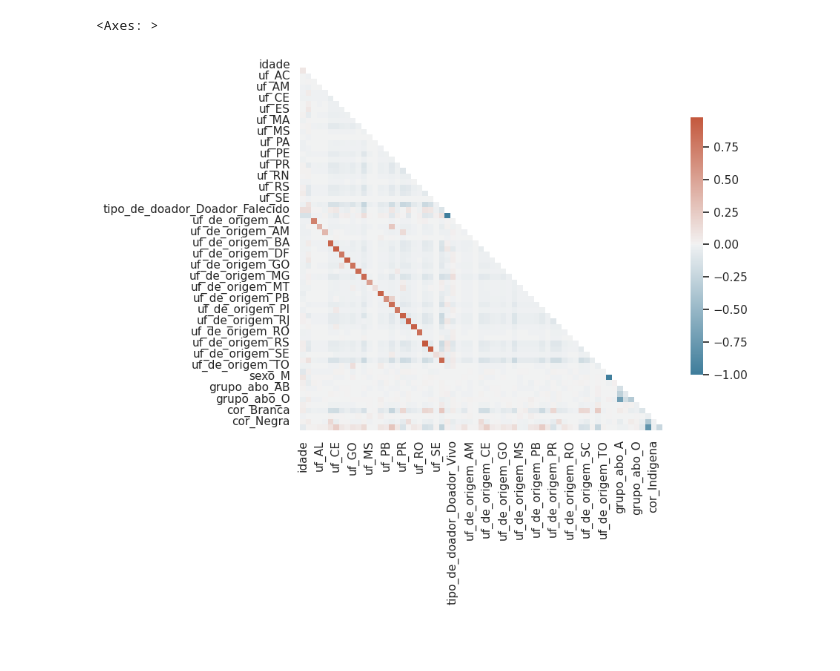
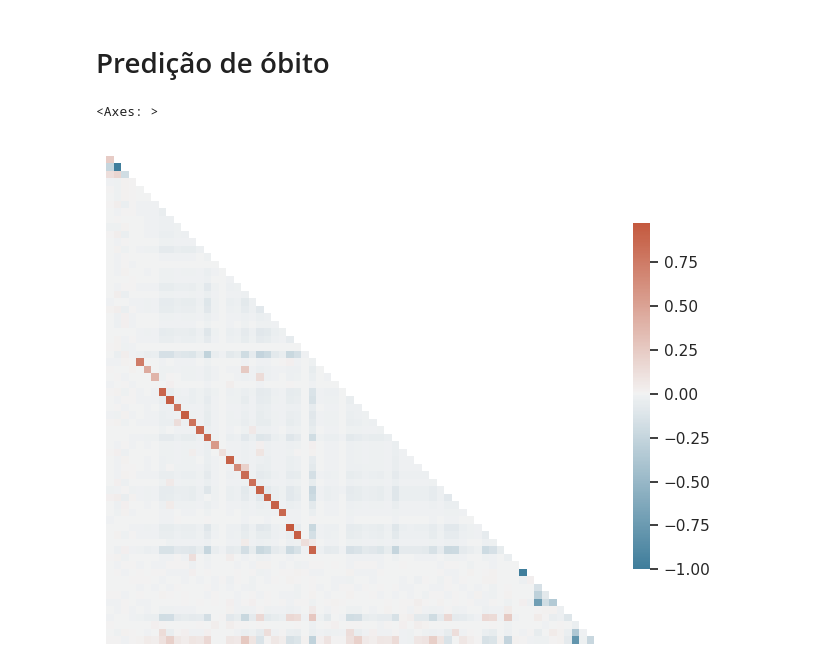
Before and after one commit to Esterci/SNT_table_study, a Jupyter notebook: machine_learning/pre_processamento.ipynb, the cells around one changed output. Drawn from its saved outputs; the diff is of its cells as text; code cells hidden in the pictures; blank space fills up the shorter version.

```diff
--- a/machine_learning/pre_processamento.ipynb
+++ b/machine_learning/pre_processamento.ipynb
@@ -2,8 +2,8 @@
 import pandas as pd
 import numpy as np
 # %%
-df = pd.read_csv("../estudo_inicial/formated_df.csv")
+df = pd.read_csv("../estudo_inicial/bases_de_dados/base_de_dados_formatada_rim.csv")
 df = df[df.delta_t>0]
-df = df.drop(columns=['regiao','data_de_inscricao','data_do_transplante'])
-df.head()
+df = df.drop(columns=['regiao','data_da_inscricao','data_do_evento'])
+df.info()
 # %% [output]
@@ -42,9 +30,9 @@ df_bin = df.fillna(0)
 bin_cols = [
     "uf",
     "tipo_de_doador",
-    "uf_de_origem",
+    "uf_origem",
     "sexo",
-    "grupo_abo",
+    "grupo_sanguineo",
     "cor",
 ]
 
@@ -129,35 +88,46 @@ memory usage: 19.4+ MB
+# %% [markdown]
+# Predição de óbito
+# %%
+df_obito = df_bin.drop(
+    columns=["tipo_de_doador_Doador_Falecido", "tipo_de_doador_Doador_Vivo"]
+)
+# %%
+from sklearn.preprocessing import MinMaxScaler
+
+scaler = MinMaxScaler()
+
+df_obito = pd.DataFrame(scaler.fit_transform(df_obito), columns=df_obito.columns)
 # %%
 from string import ascii_letters
 import seaborn as sns
 import matplotlib.pyplot as plt
 
 sns.set_theme(style="white")
 
-
 # Compute the correlation matrix
-corr = df_treated.corr()
+corr = df_obito.corr()
 
 # Generate a mask for the upper triangle
 mask = np.triu(np.ones_like(corr, dtype=bool))
 
 # Set up the matplotlib figure
 f, ax = plt.subplots(figsize=(8, 9))
 
 # Generate a custom diverging colormap
 cmap = sns.diverging_palette(230, 20, as_cmap=True)
 
 # Draw the heatmap with the mask and correct aspect ratio
 sns.heatmap(
     corr,
     mask=mask,
     cmap=cmap,
     center=0,
     square=True,
     # linewidths=0.5,
     cbar_kws={"shrink": 0.5},
     xticklabels=False, yticklabels=False
 
 )
 # %% [output]
 <Axes: >
-[figure, old version]
+[figure, new version]
```
Also changed, not shown: parts of 36 cells of this notebook, 11 other files.
